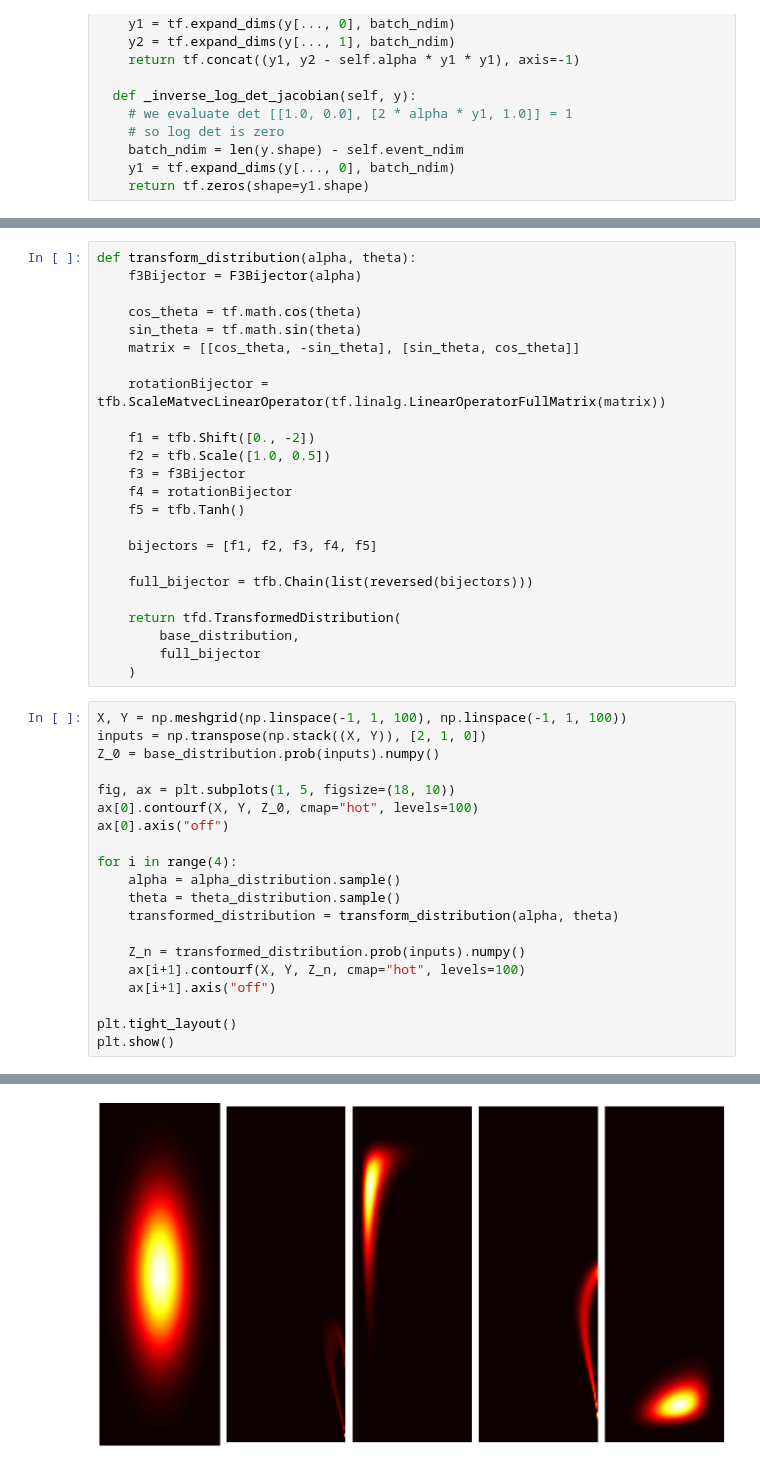
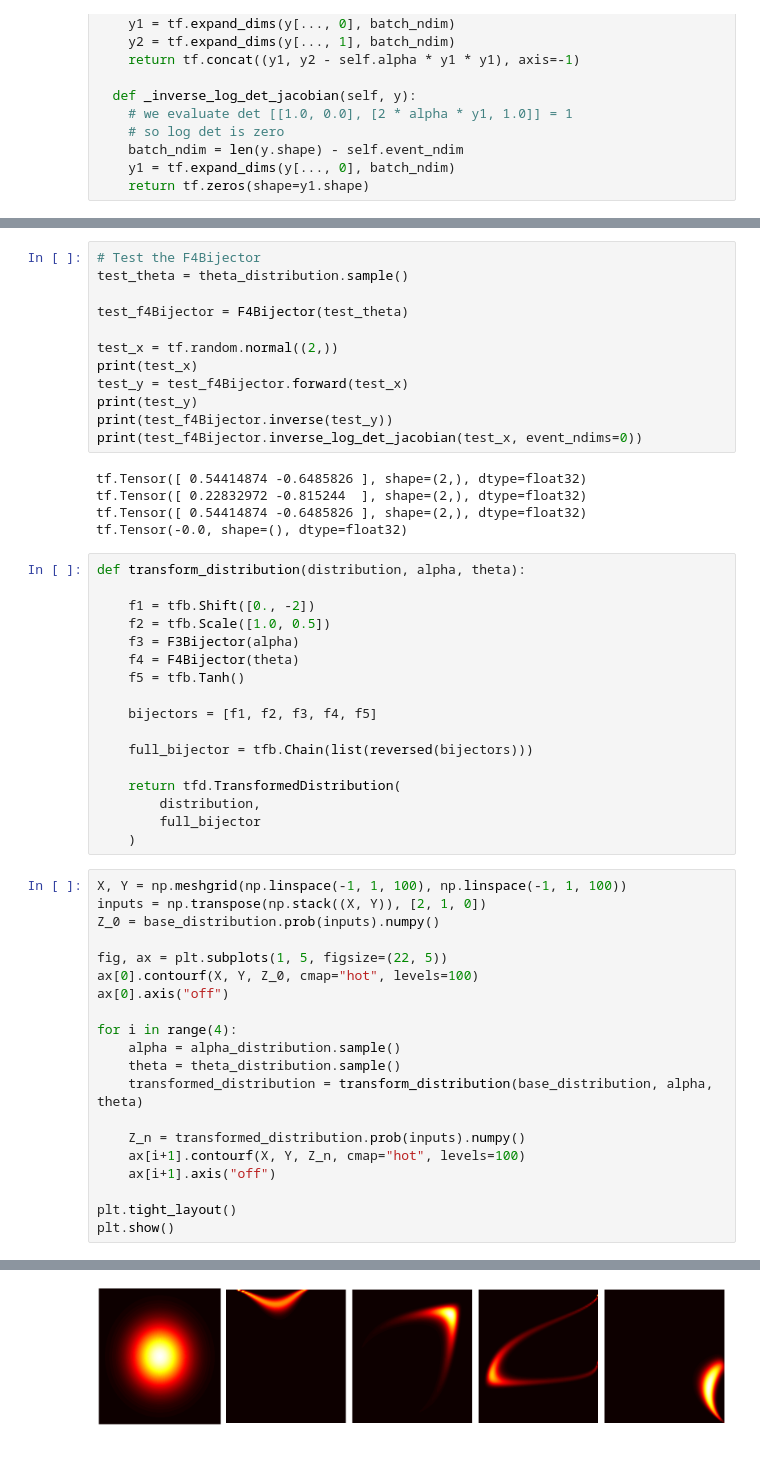
Before and after one commit to JeffRisberg/TensorFlowProbability, a Jupyter notebook: example01.ipynb, the cells around one changed output, grey strips where cells are left out. Saved outputs shown, nothing was run; the diff lists cells and outputs as text.

```diff
--- a/example01.ipynb
+++ b/example01.ipynb
@@ -125,17 +102,27 @@ tf.Tensor([0.], shape=(1,), dtype=float32)
+# %%
+# Test the F4Bijector
+test_theta = theta_distribution.sample()
+
+test_f4Bijector = F4Bijector(test_theta)
+
+test_x = tf.random.normal((2,))
+print(test_x)
+test_y = test_f4Bijector.forward(test_x)
+print(test_y)
+print(test_f4Bijector.inverse(test_y))
+print(test_f4Bijector.inverse_log_det_jacobian(test_x, event_ndims=0))
+# %% [output]
+tf.Tensor([ 0.54414874 -0.6485826 ], shape=(2,), dtype=float32)
+tf.Tensor([ 0.22832972 -0.815244  ], shape=(2,), dtype=float32)
+tf.Tensor([ 0.54414874 -0.6485826 ], shape=(2,), dtype=float32)
+tf.Tensor(-0.0, shape=(), dtype=float32)
 # %%
-def transform_distribution(alpha, theta):
-    f3Bijector = F3Bijector(alpha)
-
-    cos_theta = tf.math.cos(theta)
-    sin_theta = tf.math.sin(theta)
-    matrix = [[cos_theta, -sin_theta], [sin_theta, cos_theta]]
-
-    rotationBijector = tfb.ScaleMatvecLinearOperator(tf.linalg.LinearOperatorFullMatrix(matrix))
+def transform_distribution(distribution, alpha, theta):
 
     f1 = tfb.Shift([0., -2])
     f2 = tfb.Scale([1.0, 0.5])
-    f3 = f3Bijector
-    f4 = rotationBijector
+    f3 = F3Bijector(alpha)
+    f4 = F4Bijector(theta)
     f5 = tfb.Tanh()
 
     bijectors = [f1, f2, f3, f4, f5]
@@ -143,7 +130,7 @@ def transform_distribution(alpha, theta):
     full_bijector = tfb.Chain(list(reversed(bijectors)))
 
     return tfd.TransformedDistribution(
-        base_distribution,
+        distribution,
         full_bijector
     )
 # %%
@@ -151,14 +138,14 @@ X, Y = np.meshgrid(np.linspace(-1, 1, 100), np.linspace(-1, 1, 100))
 inputs = np.transpose(np.stack((X, Y)), [2, 1, 0])
 Z_0 = base_distribution.prob(inputs).numpy()
 
-fig, ax = plt.subplots(1, 5, figsize=(18, 10))
+fig, ax = plt.subplots(1, 5, figsize=(22, 5))
 ax[0].contourf(X, Y, Z_0, cmap="hot", levels=100)
 ax[0].axis("off")
 
 for i in range(4):
     alpha = alpha_distribution.sample()
     theta = theta_distribution.sample()
-    transformed_distribution = transform_distribution(alpha, theta)
+    transformed_distribution = transform_distribution(base_distribution, alpha, theta)
 
     Z_n = transformed_distribution.prob(inputs).numpy()
     ax[i+1].contourf(X, Y, Z_n, cmap="hot", levels=100)
@@ -174 +157 @@ WARNING:tensorflow:Using (possibly slow) default implementation of determinant.
-[figure, old version]
+[figure, new version]
```
Also changed, not shown: parts of 6 cells of this notebook, 1 other file.
